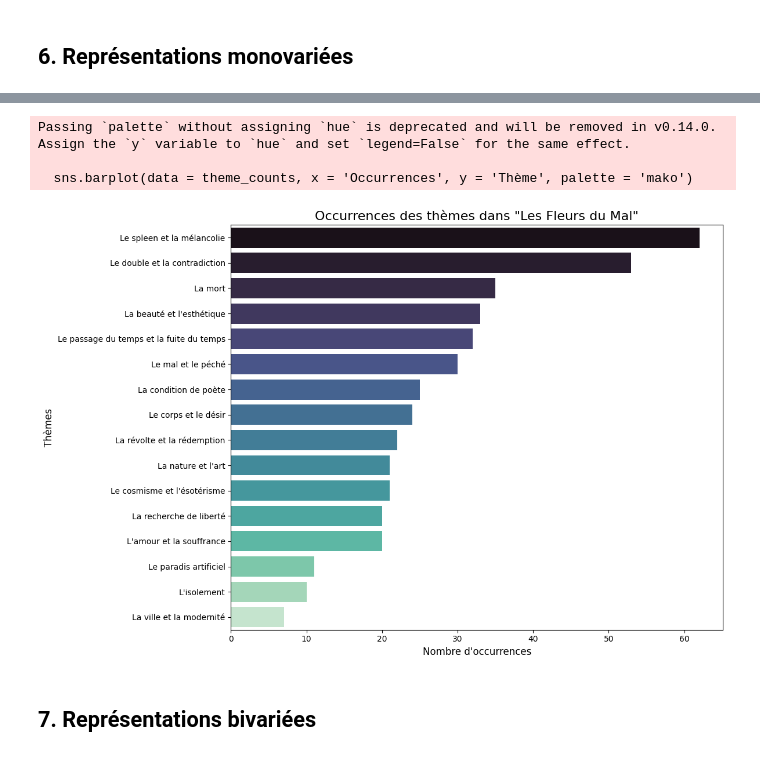
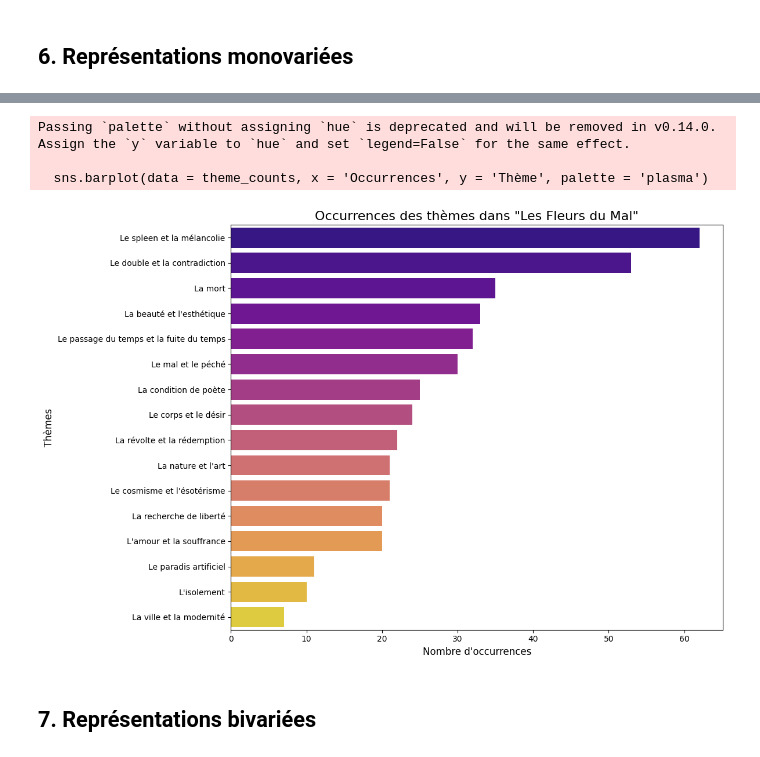
Before and after one commit to elsabidant/2024-projet-final-BIDANT-ELSA, a Jupyter notebook: Bidant projet ling.ipynb, the cells around one changed output, grey strips where cells are left out. Saved outputs shown, nothing was run; the diff lists cells and outputs as text; code cells hidden in the pictures.

```diff
--- a/Bidant projet ling.ipynb
+++ b/Bidant projet ling.ipynb
@@ -333,36 +337,36 @@ Passing `palette` without assigning `hue` is deprecated and will be removed in v
 theme_columns = [
     "La beauté et l'esthétique", "Le spleen et la mélancolie", "La condition de poète",
     "Le mal et le péché", "Le passage du temps et la fuite du temps",
     "Le double et la contradiction", "La recherche de liberté",
     "L'isolement", "La ville et la modernité", "Le paradis artificiel",
     "Le corps et le désir", "La nature et l'art", "Le cosmisme et l'ésotérisme",
     "L'amour et la souffrance", "La révolte et la rédemption", "La mort"
 ]
 
 # Calculer la somme totale pour chaque thème
 theme_counts = df_combined[theme_columns].sum().reset_index()
 theme_counts.columns = ['Thème', 'Occurrences']
 
 # Trier les thèmes par nombre d'occurrences décroissant
 theme_counts = theme_counts.sort_values(by = 'Occurrences', ascending = False)
 
 # Créer un barplot avec seaborn
 plt.figure(figsize = (12, 8))
-sns.barplot(data = theme_counts, x = 'Occurrences', y = 'Thème', palette = 'mako')
+sns.barplot(data = theme_counts, x = 'Occurrences', y = 'Thème', palette = 'plasma')
 
 # Ajouter des titres et des labels
 plt.title('Occurrences des thèmes dans "Les Fleurs du Mal"', fontsize = 16)
 plt.xlabel('Nombre d\'occurrences', fontsize = 12)
 plt.ylabel('Thèmes', fontsize = 12)
 
 # Afficher le graphique
 plt.tight_layout()
 plt.show()
 # %% [output]
 Passing `palette` without assigning `hue` is deprecated and will be removed in v0.14.0. Assign the `y` variable to `hue` and set `legend=False` for the same effect.
 
-  sns.barplot(data = theme_counts, x = 'Occurrences', y = 'Thème', palette = 'mako')
+  sns.barplot(data = theme_counts, x = 'Occurrences', y = 'Thème', palette = 'plasma')
-[figure, old version]
+[figure, new version]
 # %% [markdown]
 ## 7. Représentations bivariées
 # %%
```
Also changed, not shown: parts of 21 cells of this notebook.
